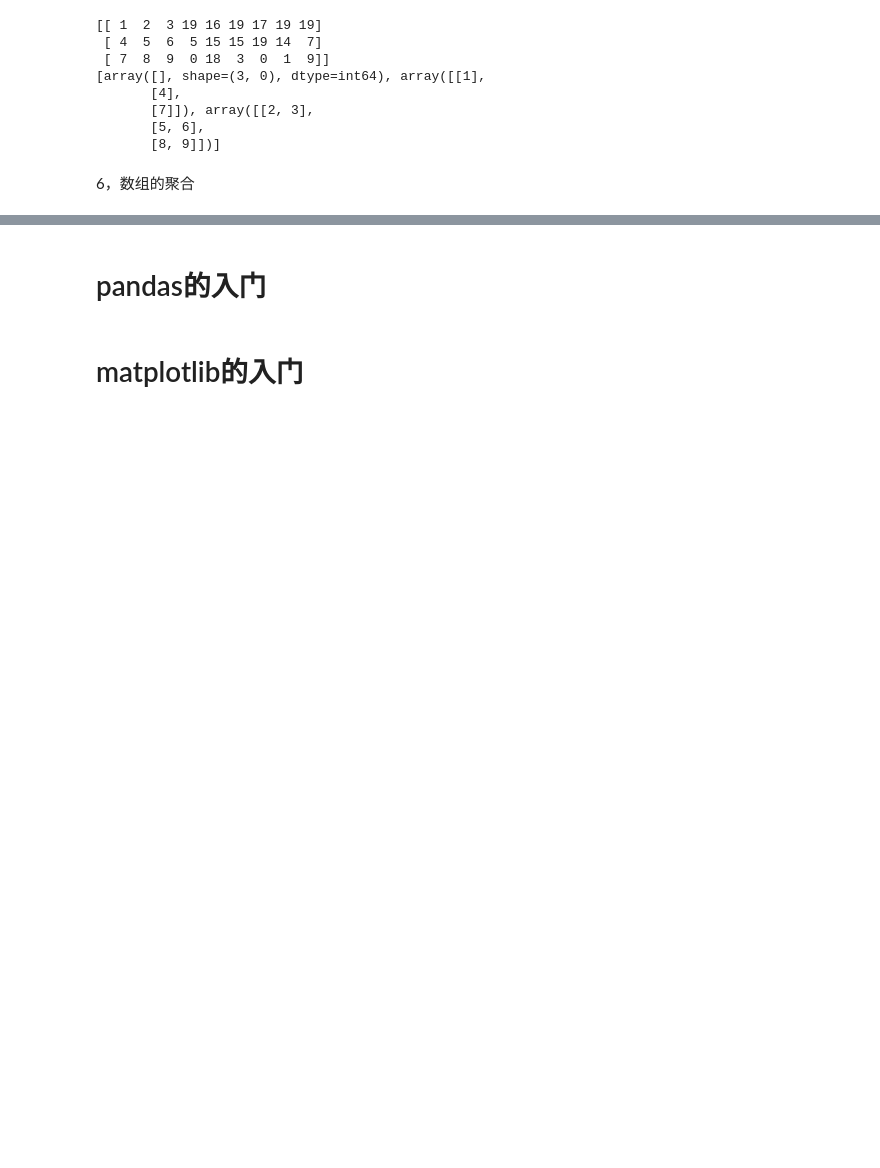
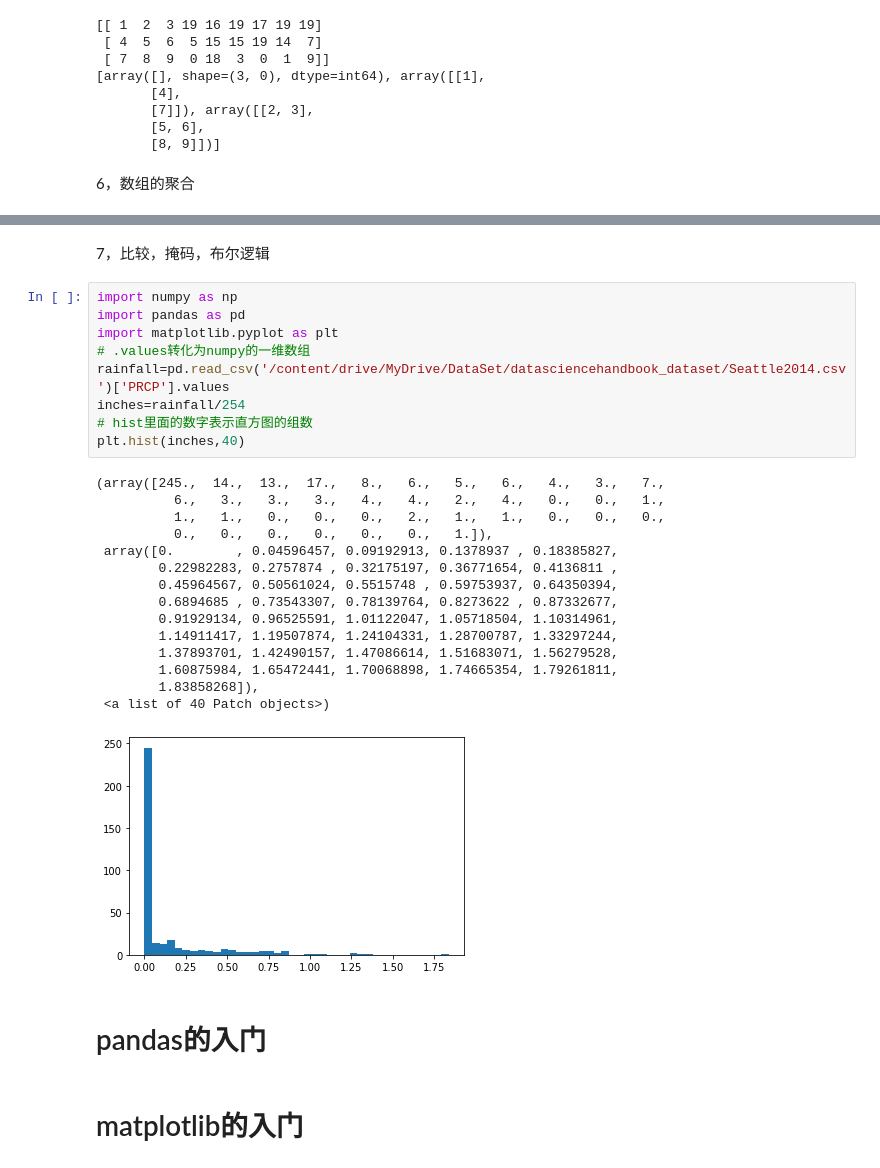
Before and after one commit to Mrdaimi/Data-Science, a Jupyter notebook: data_science.ipynb, the cells around one changed output, grey strips where cells are left out. Drawn from its saved outputs; the diff is of its cells as text; blank space fills up the shorter version.

```diff
--- a/data_science.ipynb
+++ b/data_science.ipynb
@@ -127,3 +159,30 @@ The slowest run took 4.70 times longer than the fastest. This could mean that an
+# %% [markdown]
+7，比较，掩码，布尔逻辑
+# %%
+import numpy as np
+import pandas as pd
+import matplotlib.pyplot as plt
+# .values转化为numpy的一维数组
+rainfall=pd.read_csv('/content/drive/MyDrive/DataSet/datasciencehandbook_dataset/Seattle2014.csv')['PRCP'].values
+inches=rainfall/254
+# hist里面的数字表示直方图的组数
+plt.hist(inches,40)
+# %% [output]
+(array([245.,  14.,  13.,  17.,   8.,   6.,   5.,   6.,   4.,   3.,   7.,
+          6.,   3.,   3.,   3.,   4.,   4.,   2.,   4.,   0.,   0.,   1.,
+          1.,   1.,   0.,   0.,   0.,   2.,   1.,   1.,   0.,   0.,   0.,
+          0.,   0.,   0.,   0.,   0.,   0.,   1.]),
+ array([0.        , 0.04596457, 0.09192913, 0.1378937 , 0.18385827,
+        0.22982283, 0.2757874 , 0.32175197, 0.36771654, 0.4136811 ,
+        0.45964567, 0.50561024, 0.5515748 , 0.59753937, 0.64350394,
+        0.6894685 , 0.73543307, 0.78139764, 0.8273622 , 0.87332677,
+        0.91929134, 0.96525591, 1.01122047, 1.05718504, 1.10314961,
+        1.14911417, 1.19507874, 1.24104331, 1.28700787, 1.33297244,
+        1.37893701, 1.42490157, 1.47086614, 1.51683071, 1.56279528,
+        1.60875984, 1.65472441, 1.70068898, 1.74665354, 1.79261811,
+        1.83858268]),
+ <a list of 40 Patch objects>)
+[figure, added]
 # %% [markdown]
 # pandas的入门
 # %% [markdown]
```
Also changed, not shown: parts of 6 cells of this notebook.
